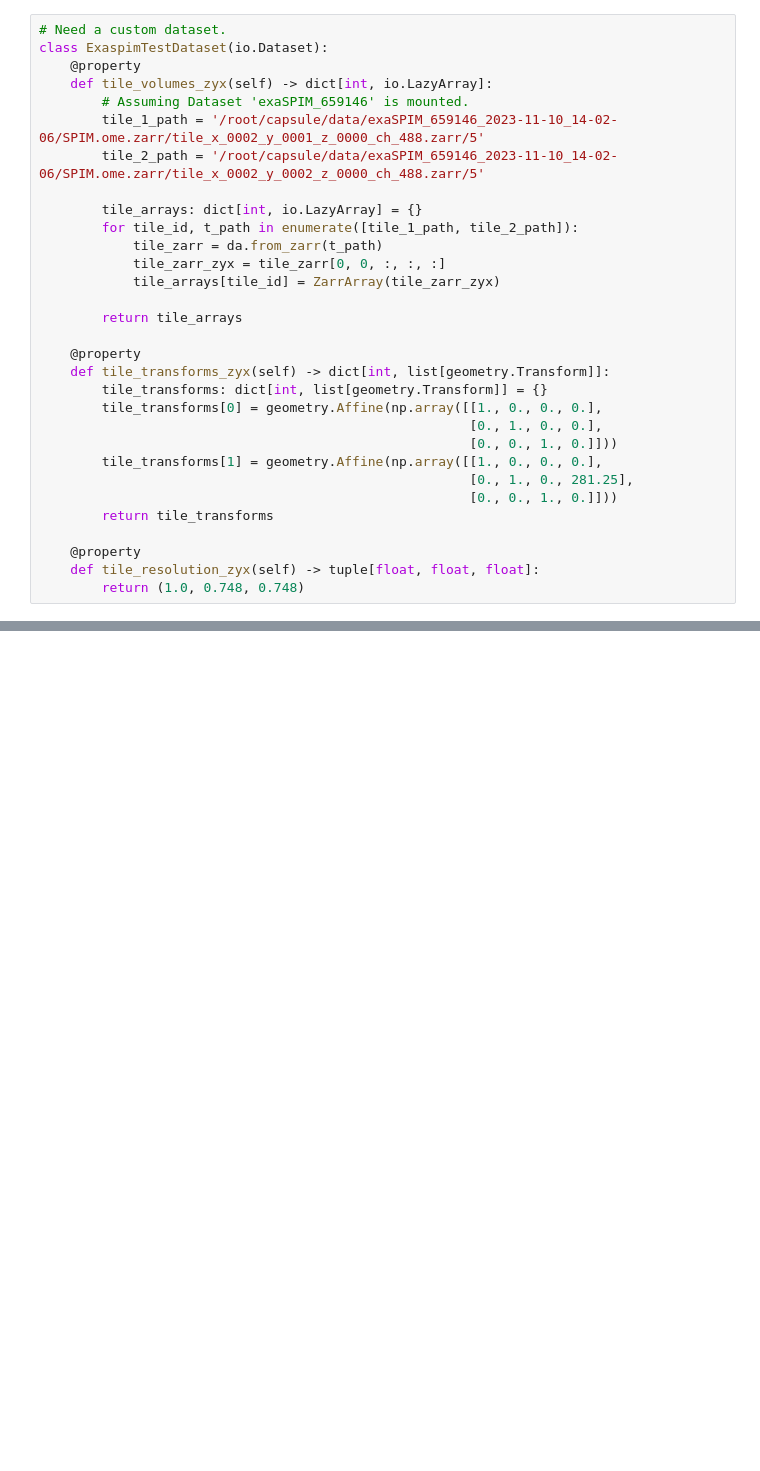
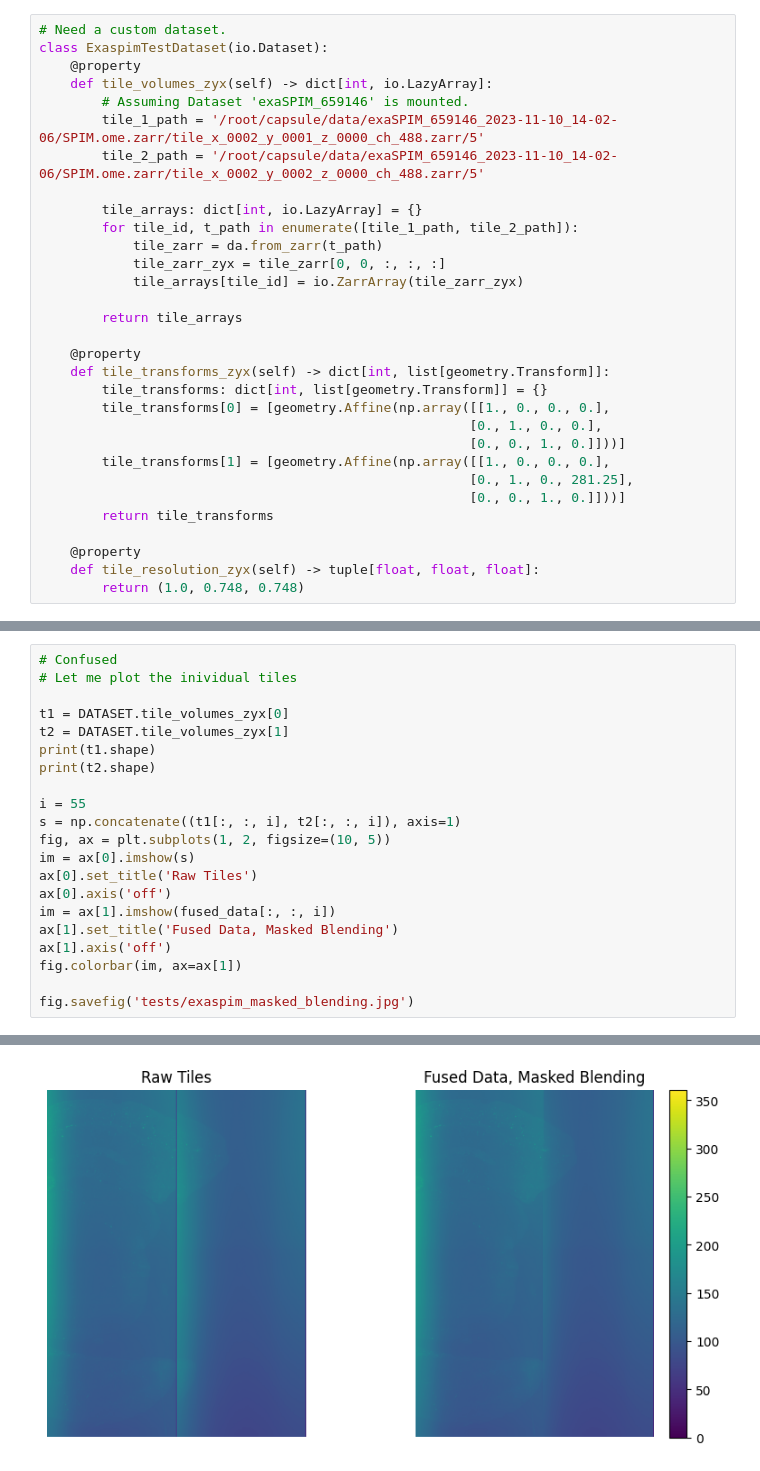
Before and after one commit to AllenNeuralDynamics/aind-cloud-fusion, a Jupyter notebook: tmp2.ipynb, the cells around one changed output, grey strips where cells are left out. Drawn from its saved outputs; the diff is of its cells as text; blank space fills up the shorter version.

```diff
--- a/tmp2.ipynb
+++ b/tmp2.ipynb
@@ -16,19 +20,19 @@ class ExaspimTestDataset(io.Dataset):
         for tile_id, t_path in enumerate([tile_1_path, tile_2_path]):
             tile_zarr = da.from_zarr(t_path)
             tile_zarr_zyx = tile_zarr[0, 0, :, :, :]
-            tile_arrays[tile_id] = ZarrArray(tile_zarr_zyx)
+            tile_arrays[tile_id] = io.ZarrArray(tile_zarr_zyx)
 
         return tile_arrays
 
     @property
     def tile_transforms_zyx(self) -> dict[int, list[geometry.Transform]]:
         tile_transforms: dict[int, list[geometry.Transform]] = {}
-        tile_transforms[0] = geometry.Affine(np.array([[1., 0., 0., 0.],
+        tile_transforms[0] = [geometry.Affine(np.array([[1., 0., 0., 0.],
                                                        [0., 1., 0., 0.],
-                                                       [0., 0., 1., 0.]]))
-        tile_transforms[1] = geometry.Affine(np.array([[1., 0., 0., 0.],
+                                                       [0., 0., 1., 0.]]))]
+        tile_transforms[1] = [geometry.Affine(np.array([[1., 0., 0., 0.],
                                                        [0., 1., 0., 281.25],
-                                                       [0., 0., 1., 0.]]))
+                                                       [0., 0., 1., 0.]]))]
         return tile_transforms
 
     @property
@@ -82,0 +136,22 @@ plt.show()
+# %%
+# Confused
+# Let me plot the inividual tiles
+
+t1 = DATASET.tile_volumes_zyx[0]
+t2 = DATASET.tile_volumes_zyx[1]
+print(t1.shape)
+print(t2.shape)
+
+i = 55
+s = np.concatenate((t1[:, :, i], t2[:, :, i]), axis=1)
+fig, ax = plt.subplots(1, 2, figsize=(10, 5))
+im = ax[0].imshow(s)
+ax[0].set_title('Raw Tiles')
+ax[0].axis('off')
+im = ax[1].imshow(fused_data[:, :, i])
+ax[1].set_title('Fused Data, Masked Blending')
+ax[1].axis('off')
+fig.colorbar(im, ax=ax[1])
+
+fig.savefig('tests/exaspim_masked_blending.jpg')
+# %% [output]
@@ -82,0 +160 @@ plt.show()
+[figure, added]
```
Also changed, not shown: parts of 4 cells of this notebook.
